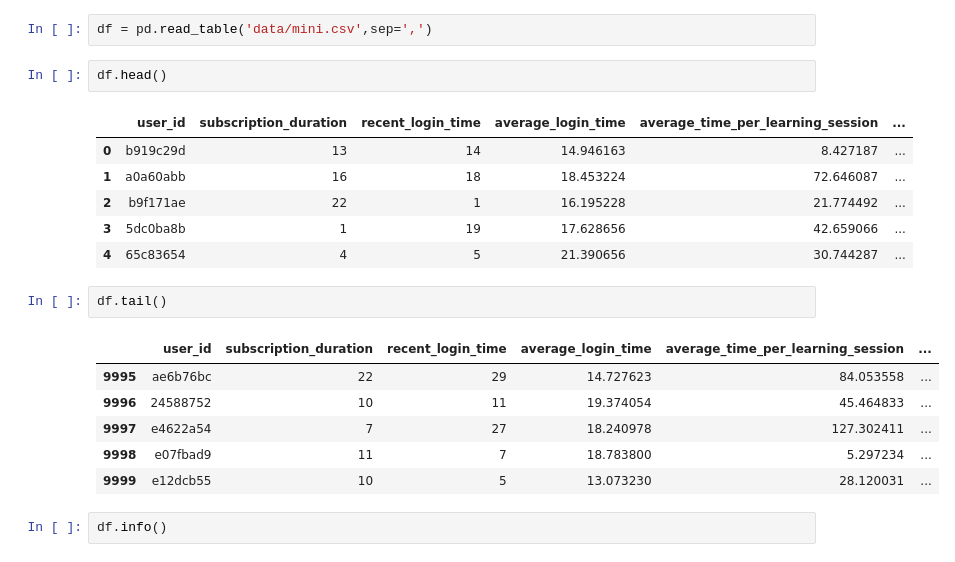
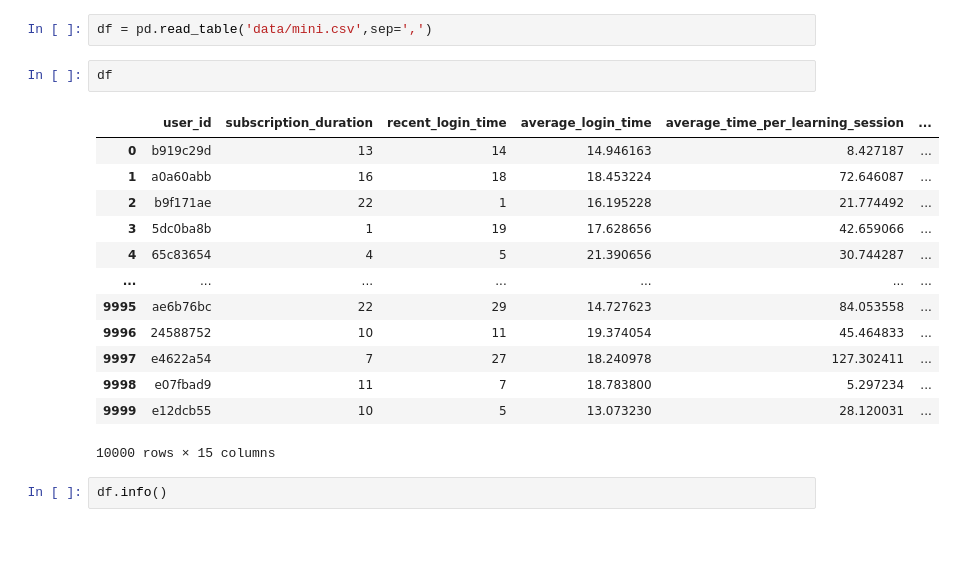
Before and after one commit to mongmongmang/WASSUP2, a Jupyter notebook: 05_Data_Analysis/DA_Mini_Project.ipynb, the cells around one changed output. Saved outputs shown, nothing was run; the diff lists cells and outputs as text.

```diff
--- a/05_Data_Analysis/DA_Mini_Project.ipynb
+++ b/05_Data_Analysis/DA_Mini_Project.ipynb
@@ -52,23 +38,21 @@ import pandas as pd
 # %%
 df = pd.read_table('data/mini.csv',sep=',')
 # %%
-df.head()
+df
 # %% [output]
 |  | user_id | subscription_duration | recent_login_time | average_login_time | average_time_per_learning_session | ... |
 | 0 | b919c29d | 13 | 14 | 14.946163 | 8.427187 | ... |
 | 1 | a0a60abb | 16 | 18 | 18.453224 | 72.646087 | ... |
 | 2 | b9f171ae | 22 | 1 | 16.195228 | 21.774492 | ... |
 | 3 | 5dc0ba8b | 1 | 19 | 17.628656 | 42.659066 | ... |
 | 4 | 65c83654 | 4 | 5 | 21.390656 | 30.744287 | ... |
+| ... | ... | ... | ... | ... | ... | ... |
+| 9995 | ae6b76bc | 22 | 29 | 14.727623 | 84.053558 | ... |
+| 9996 | 24588752 | 10 | 11 | 19.374054 | 45.464833 | ... |
+| 9997 | e4622a54 | 7 | 27 | 18.240978 | 127.302411 | ... |
+| 9998 | e07fbad9 | 11 | 7 | 18.783800 | 5.297234 | ... |
+| 9999 | e12dcb55 | 10 | 5 | 13.073230 | 28.120031 | ... |
+10000 rows × 15 columns
-# %%
-df.tail()
-# %% [output]
-|  | user_id | subscription_duration | recent_login_time | average_login_time | average_time_per_learning_session | ... |
-| 9995 | ae6b76bc | 22 | 29 | 14.727623 | 84.053558 | ... |
-| 9996 | 24588752 | 10 | 11 | 19.374054 | 45.464833 | ... |
-| 9997 | e4622a54 | 7 | 27 | 18.240978 | 127.302411 | ... |
-| 9998 | e07fbad9 | 11 | 7 | 18.783800 | 5.297234 | ... |
-| 9999 | e12dcb55 | 10 | 5 | 13.073230 | 28.120031 | ... |
 # %%
 df.info()
 # %% [output]
```
Also changed, not shown: parts of 21 cells of this notebook, 4 other files.
